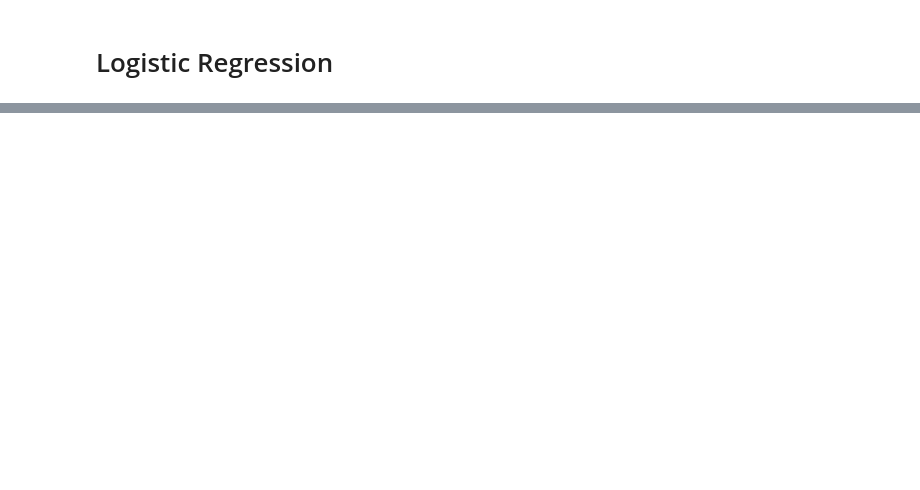
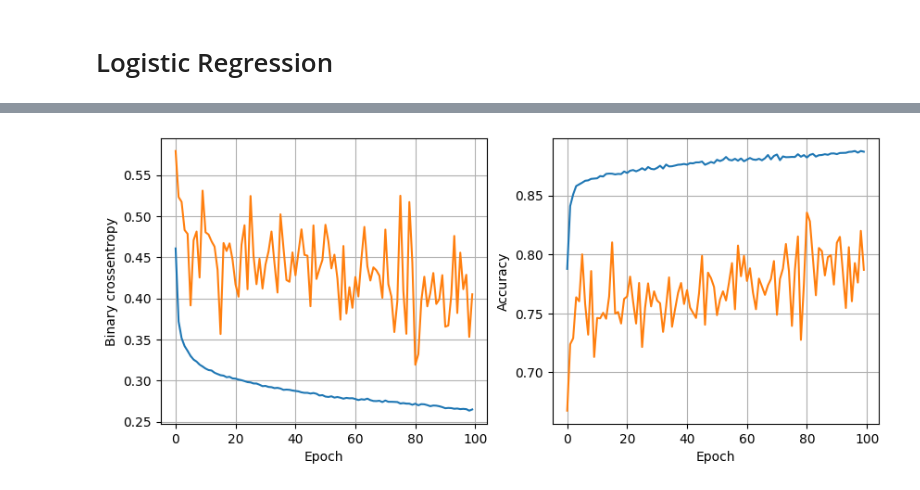
Before and after one commit to tanavposwal/ai, a Jupyter notebook: models/magic_dataset.ipynb, the cells around one changed output, grey strips where cells are left out. Saved outputs shown, nothing was run; the diff lists cells and outputs as text; code cells hidden in the pictures; blank space fills up the shorter version.

```diff
--- a/models/magic_dataset.ipynb
+++ b/models/magic_dataset.ipynb
@@ -138,0 +210,5 @@ weighted avg       0.79      0.78      0.79      3804
+# %%
+y_pred = least_loss_model.predict(X_test)
+y_pred = (y_pred > 0.5).astype(int).reshape(-1,)
+# %% [output]
+[figure, added]
```
Also changed, not shown: parts of 14 cells of this notebook.
